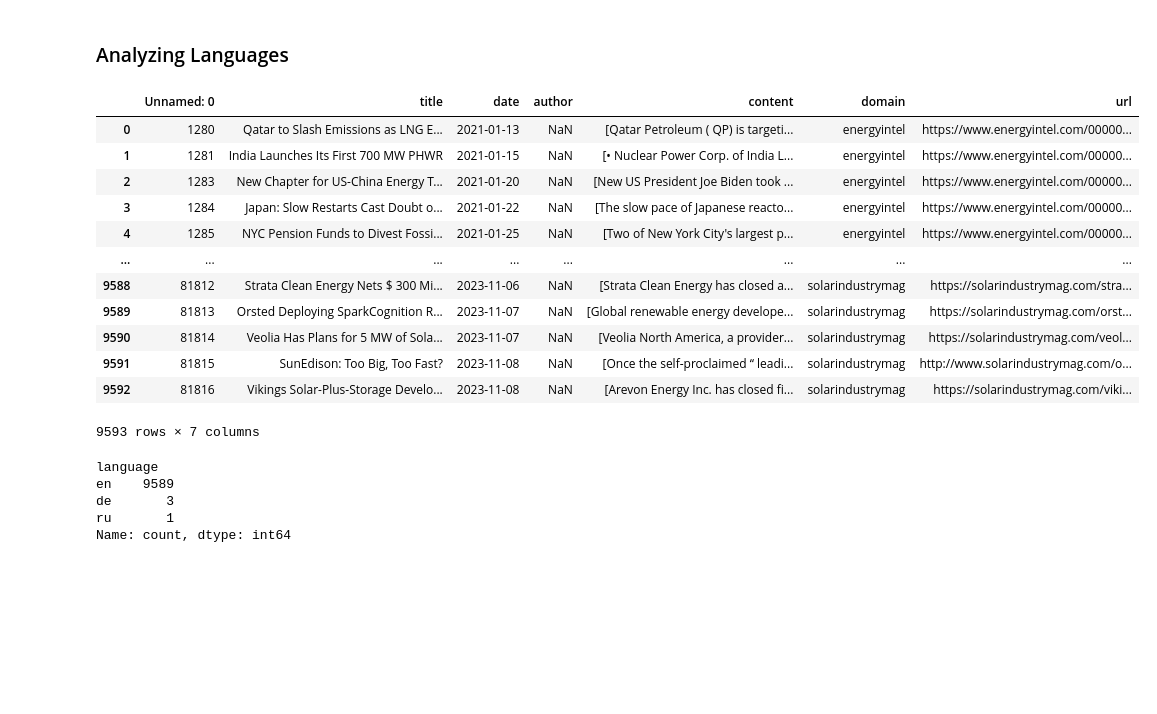
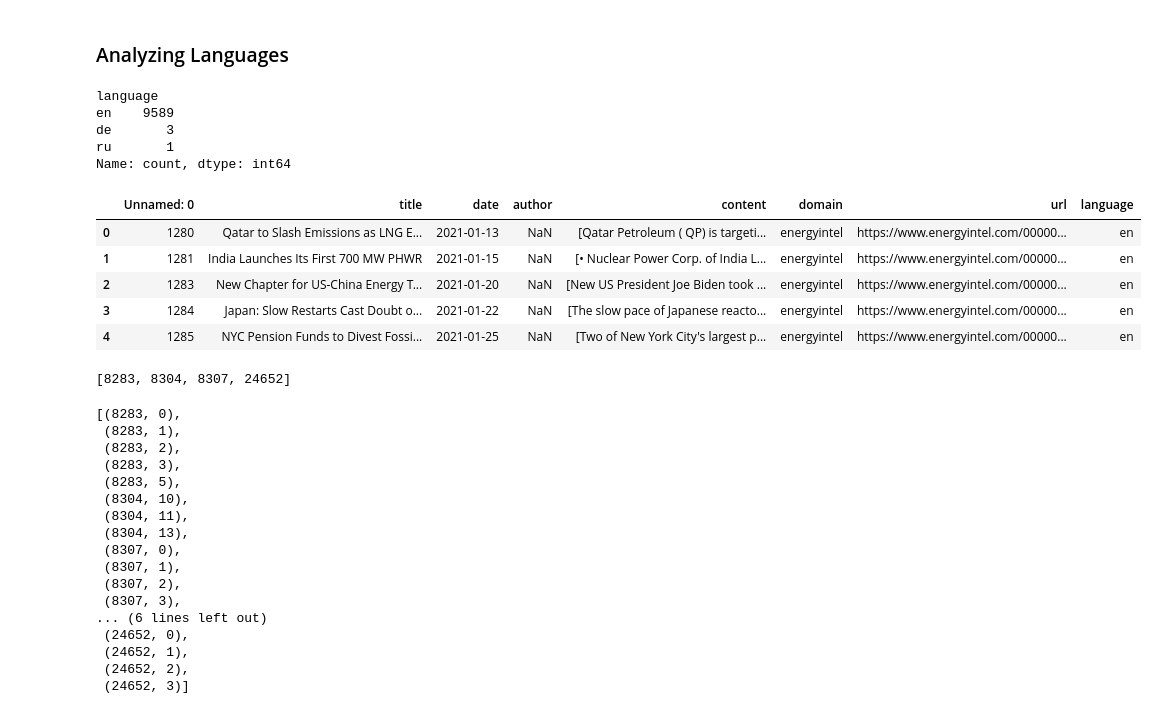
Before and after one commit to fhnw-ivy/npr-rag, a Jupyter notebook: exploration.ipynb, the cells around one changed output. Drawn from its saved outputs; the diff is of its cells as text; code cells hidden in the pictures; blank space fills up the shorter version.

Commit message:
added language detection for chunks

```diff
--- a/exploration.ipynb
+++ b/exploration.ipynb
@@ -142,22 +141,6 @@ Total duplicated contents from non-duplicated titles: 629
 As the result shows, another `629` chunks on top of the `264` duplicates inside the duplicate-title-occurences emerged.
 # %% [markdown]
 ### Analyzing Languages
-# %%
-df
-# %% [output]
-|  | Unnamed: 0 | title | date | author | content | domain | url |
-| 0 | 1280 | Qatar to Slash Emissions as LNG E... | 2021-01-13 | NaN | [Qatar Petroleum ( QP) is targeti... | energyintel | https://www.energyintel.com/00000... |
-| 1 | 1281 | India Launches Its First 700 MW PHWR | 2021-01-15 | NaN | [• Nuclear Power Corp. of India L... | energyintel | https://www.energyintel.com/00000... |
-| 2 | 1283 | New Chapter for US-China Energy T... | 2021-01-20 | NaN | [New US President Joe Biden took ... | energyintel | https://www.energyintel.com/00000... |
-| 3 | 1284 | Japan: Slow Restarts Cast Doubt o... | 2021-01-22 | NaN | [The slow pace of Japanese reacto... | energyintel | https://www.energyintel.com/00000... |
-| 4 | 1285 | NYC Pension Funds to Divest Fossi... | 2021-01-25 | NaN | [Two of New York City's largest p... | energyintel | https://www.energyintel.com/00000... |
-| ... | ... | ... | ... | ... | ... | ... | ... |
-| 9588 | 81812 | Strata Clean Energy Nets $ 300 Mi... | 2023-11-06 | NaN | [Strata Clean Energy has closed a... | solarindustrymag | https://solarindustrymag.com/stra... |
-| 9589 | 81813 | Orsted Deploying SparkCognition R... | 2023-11-07 | NaN | [Global renewable energy develope... | solarindustrymag | https://solarindustrymag.com/orst... |
-| 9590 | 81814 | Veolia Has Plans for 5 MW of Sola... | 2023-11-07 | NaN | [Veolia North America, a provider... | solarindustrymag | https://solarindustrymag.com/veol... |
-| 9591 | 81815 | SunEdison: Too Big, Too Fast? | 2023-11-08 | NaN | [Once the self-proclaimed “ leadi... | solarindustrymag | http://www.solarindustrymag.com/o... |
-| 9592 | 81816 | Vikings Solar-Plus-Storage Develo... | 2023-11-08 | NaN | [Arevon Energy Inc. has closed fi... | solarindustrymag | https://solarindustrymag.com/viki... |
-9593 rows × 7 columns
 # %%
 from langdetect import detect, LangDetectException
 import numpy as np
@@ -178,3 +161,45 @@ en    9589
 de       3
 ru       1
 Name: count, dtype: int64
+# %%
+df.head()
+# %% [output]
+|  | Unnamed: 0 | title | date | author | content | domain | url | language |
+| 0 | 1280 | Qatar to Slash Emissions as LNG E... | 2021-01-13 | NaN | [Qatar Petroleum ( QP) is targeti... | energyintel | https://www.energyintel.com/00000... | en |
+| 1 | 1281 | India Launches Its First 700 MW PHWR | 2021-01-15 | NaN | [• Nuclear Power Corp. of India L... | energyintel | https://www.energyintel.com/00000... | en |
+| 2 | 1283 | New Chapter for US-China Energy T... | 2021-01-20 | NaN | [New US President Joe Biden took ... | energyintel | https://www.energyintel.com/00000... | en |
+| 3 | 1284 | Japan: Slow Restarts Cast Doubt o... | 2021-01-22 | NaN | [The slow pace of Japanese reacto... | energyintel | https://www.energyintel.com/00000... | en |
+| 4 | 1285 | NYC Pension Funds to Divest Fossi... | 2021-01-25 | NaN | [Two of New York City's largest p... | energyintel | https://www.energyintel.com/00000... | en |
+# %%
+lang_anomlaies = df[(df['language'] == 'ru') | (df['language'] == 'de')]['Unnamed: 0'].to_list()
+lang_anomlaies
+# %% [output]
+[8283, 8304, 8307, 24652]
+# %%
+non_english_chunks = []
+
+for lang_anomaly in lang_anomlaies:
+    content = df[df['Unnamed: 0'] == lang_anomaly]['content']
+    for chunk in range(len(content.values[0])):
+        if detect(content.values[0][chunk]) != 'en':
+            non_english_chunks.append((lang_anomaly, chunk))
+
+non_english_chunks
+# %% [output]
+[(8283, 0),
+ (8283, 1),
+ (8283, 2),
+ (8283, 3),
+ (8283, 5),
+ (8304, 10),
+ (8304, 11),
+ (8304, 13),
+ (8307, 0),
+ (8307, 1),
+ (8307, 2),
+ (8307, 3),
+... (6 lines left out)
+ (24652, 0),
+ (24652, 1),
+ (24652, 2),
+ (24652, 3)]
```
Also changed, not shown: parts of 1 cell of this notebook, 1 other file.
